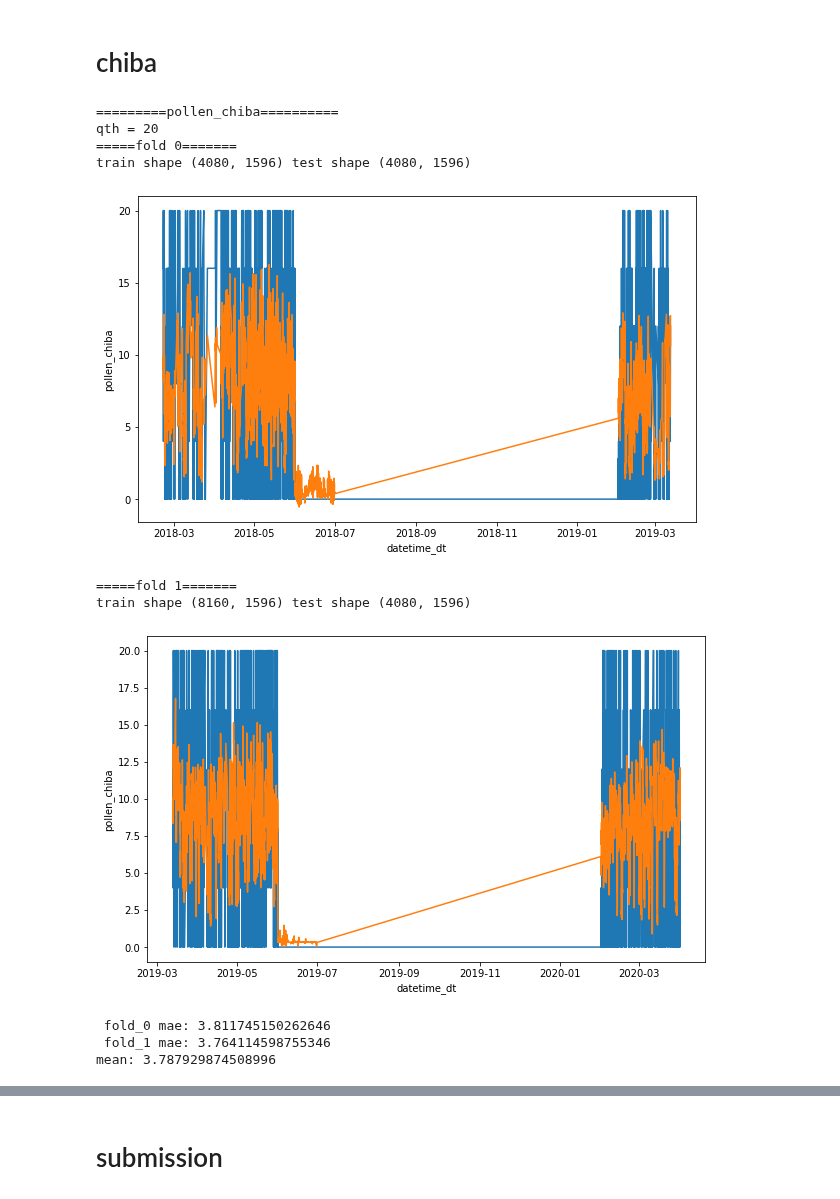
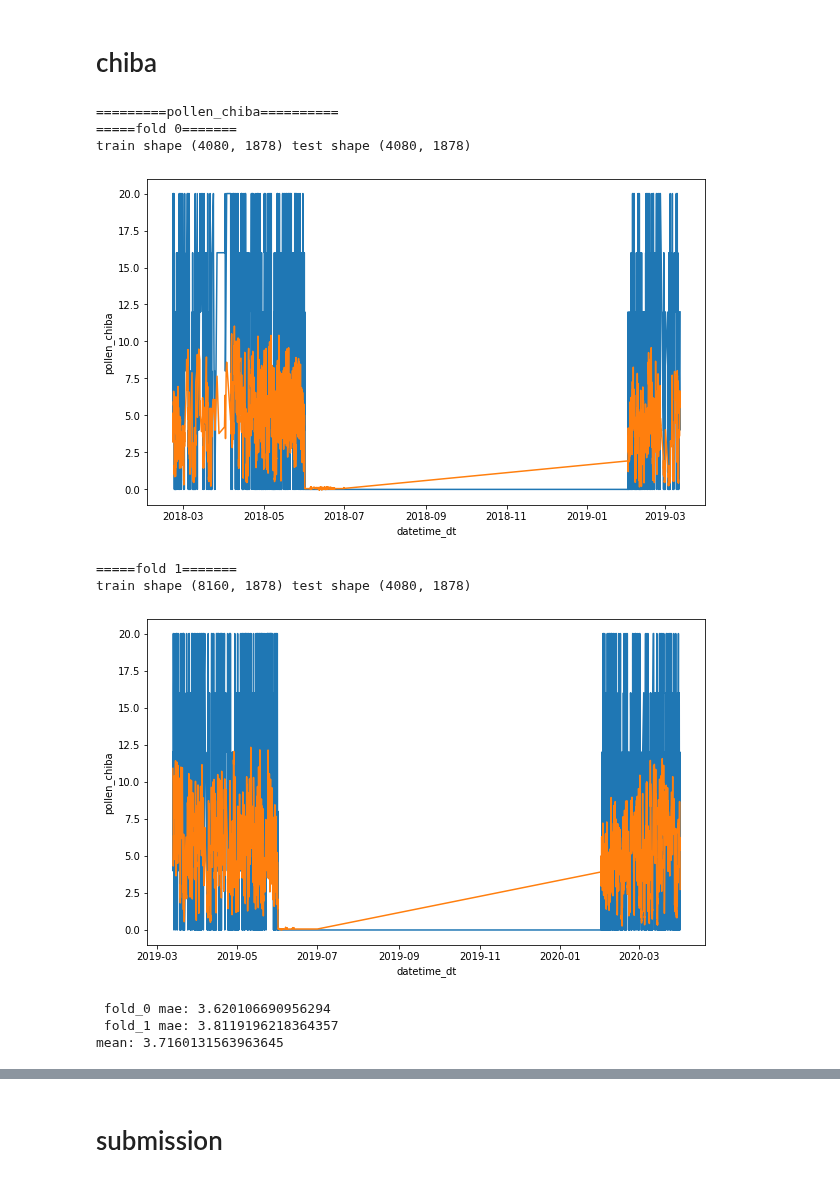
Before and after one commit to masaponto/kafun_solution, a Jupyter notebook: exp5/exp2.ipynb, the cells around one changed output, grey strips where cells are left out. Drawn from its saved outputs; the diff is of its cells as text; code cells hidden in the pictures.

```diff
--- a/exp5/exp2.ipynb
+++ b/exp5/exp2.ipynb
@@ -1679,3 +1696,5 @@ def train_lightgbm_valid_2020(
 #     print(f"valid: {df_val.datetime.min()} ~ {df_val.datetime.max()}")
 # %% [markdown]
 # utsunomiya
+# %%
+unused_cols = [col for col in _df.columns if ("temperature_utsunomiya" in col) and ("decompose" not in col)]
@@ -1682,19 +1703,24 @@ def train_lightgbm_valid_2020(
 # %%
 # utsunomiya_prediction, scores, df_imps = train_lightgbm_with_split_by_year_log(
-#     _df, _df_test, target_label="pollen_utsunomiya", plot=True, qth=q_ut
+#      _df, _df_test, target_label="pollen_utsunomiya", plot=True
 # )
 
 # utsunomiya_prediction, scores, df_imps = train_lightgbm_with_split_by_year(
 #    _df, _df_test, target_label="pollen_utsunomiya", plot=True, qth=q_ut
 # )
 
-utsunomiya_prediction, scores, df_imps = train_lightgbm_with_cv(
-    _df, _df_test, target_label="pollen_utsunomiya", plot=True, qth=q_ut
-)
-
-# utsunomiya_prediction, scores, df_imps = train_lightgbm_with_cv_log(
+# utsunomiya_prediction, scores, df_imps = train_lightgbm_with_cv(
 #     _df, _df_test, target_label="pollen_utsunomiya", plot=True, qth=q_ut
 # )
+
+utsunomiya_prediction, scores, df_imps = train_lightgbm_with_cv_log(
+    _df,
+    _df_test,
+    target_label="pollen_utsunomiya",
+    plot=True,
+    qth=q_ut,
+    unused_label=["year", "datetime", "datetime_dt"] + unused_cols,
+)
 
 # utsunomiya_prediction, scores, df_imps = train_lightgbm_valid_2020(
 #     _df, _df_test, target_label="pollen_utsunomiya", plot=True, qth=q_ut
@@ -1734,7 +1759,7 @@ sns.barplot(data=df_imps.head(30), x="feat_imp", y="columns")
 # tokyo
 # %%
 # tokyo_prediction, scores, df_imps = train_lightgbm_with_split_by_year_log(
-#      _df, _df_test, target_label="pollen_tokyo", plot=True, qth=q_tk
+#       _df, _df_test, target_label="pollen_tokyo", plot=True
 # )
 
 # tokyo_prediction, scores, df_imps = train_lightgbm_with_split_by_year(
@@ -1742,14 +1767,14 @@ sns.barplot(data=df_imps.head(30), x="feat_imp", y="columns")
 # )
 
 
-tokyo_prediction, scores, df_imps = train_lightgbm_with_cv(
-    _df, _df_test, target_label="pollen_tokyo", plot=True, qth=q_tk
-)
+# tokyo_prediction, scores, df_imps = train_lightgbm_with_cv(
+#      _df, _df_test, target_label="pollen_tokyo", plot=True, qth=q_tk
+# )
 
 
-# tokyo_prediction, scores, df_imps = train_lightgbm_with_cv_log(
-#      _df, _df_test, target_label="pollen_tokyo", plot=True, qth=q_tk
-# )
+tokyo_prediction, scores, df_imps = train_lightgbm_with_cv_log(
+      _df, _df_test, target_label="pollen_tokyo", plot=True, qth=q_tk
+)
 
 # tokyo_prediction, scores, df_imps = train_lightgbm_valid_2020(
 #     _df, _df_test, target_label="pollen_tokyo", plot=True, qth=q_tk
@@ -1781,46 +1805,45 @@ sns.barplot(data=df_imps.head(30), x="feat_imp", y="columns")
 # %% [markdown]
 # chiba
 # %%
-chiba_prediction, scores, df_imps = train_lightgbm_with_cv(
-    _df, _df_test, target_label="pollen_chiba", plot=True, qth=q_cb
+# chiba_prediction, scores, df_imps = train_lightgbm_with_cv(
+#     _df, _df_test, target_label="pollen_chiba", plot=True, qth=q_cb
+# )
+
+chiba_prediction, scores, df_imps = train_lightgbm_with_cv_log(
+      _df, _df_test, target_label="pollen_chiba", plot=True, qth=q_cb
 )
-
-# chiba_prediction, scores, df_imps = train_lightgbm_with_cv_log(
-#      _df, _df_test, target_label="pollen_chiba", plot=True, qth=q_cb
-# )
 
 
 # chiba_prediction, scores, df_imps = train_lightgbm_with_split_by_year_log(
 #     _df, _df_test, target_label="pollen_chiba", plot=True, qth=q_cb
 # )
 
 # chiba_prediction, scores, df_imps = train_lightgbm_valid_2020(
 #     _df, _df_test, target_label="pollen_chiba", plot=True, qth=q_cb
 # )
 
 # chiba_prediction, scores, df_imps = train_lightgbm_with_split_by_year(
 #     _df, _df_test, target_label="pollen_chiba", plot=True, qth=q_cb
 # )
 
 
 for i, score in enumerate(scores):
     print(f" fold_{i} mae: {score}")
 print(f"mean: {np.mean(scores)}")
 
 
 chiba_score = np.mean(scores)
 # %% [output]
 =========pollen_chiba==========
-qth = 20
 =====fold 0=======
-train shape (4080, 1596) test shape (4080, 1596)
+train shape (4080, 1878) test shape (4080, 1878)
-[figure, old version]
+[figure, new version]
 =====fold 1=======
-train shape (8160, 1596) test shape (4080, 1596)
+train shape (8160, 1878) test shape (4080, 1878)
-[figure, old version]
+[figure, new version]
- fold_0 mae: 3.811745150262646
- fold_1 mae: 3.764114598755346
-mean: 3.787929874508996
+ fold_0 mae: 3.620106690956294
+ fold_1 mae: 3.8119196218364357
+mean: 3.7160131563963645
 # %%
 _, ax = plt.subplots(figsize=(10, 8))
 sns.barplot(data=df_imps.head(30), x="feat_imp", y="columns")
```
Also changed, not shown: parts of 27 cells of this notebook.
